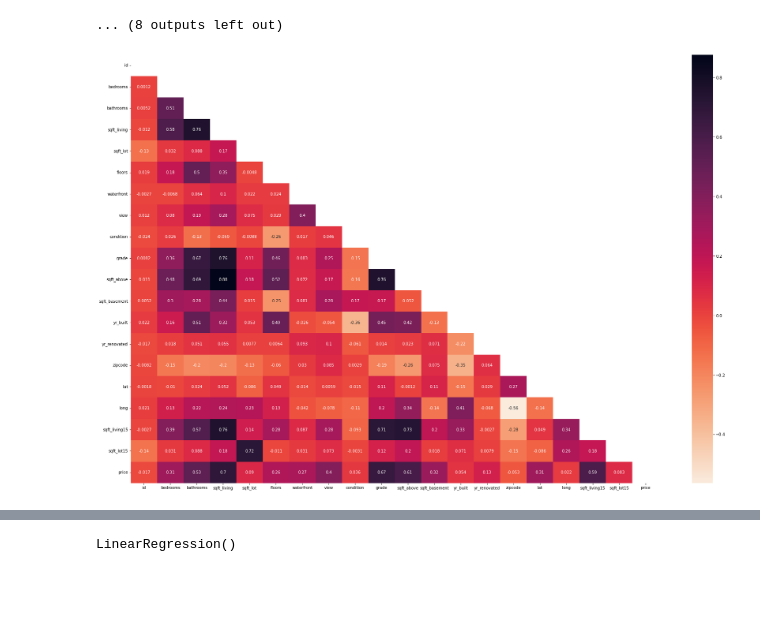
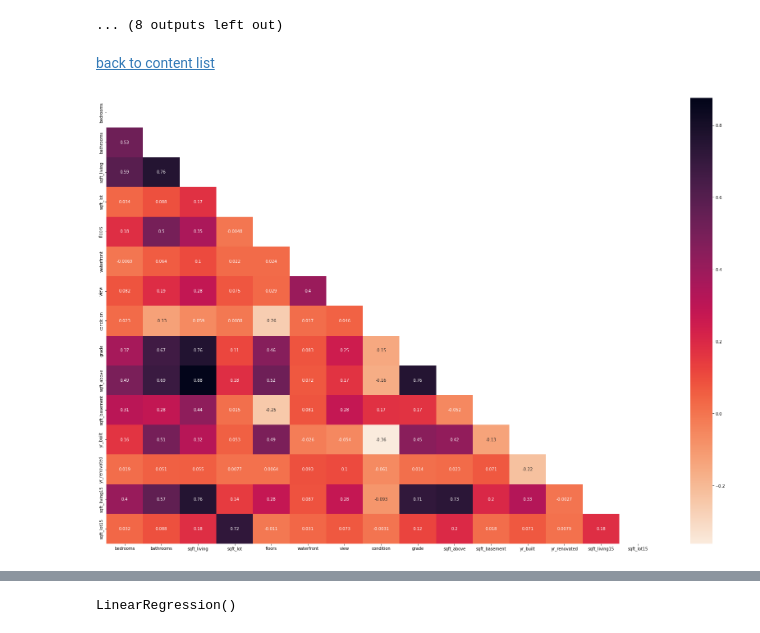
Before and after one commit to Denny-Meyer/IronHack_mid_term_real_state_regression, a Jupyter notebook: source_code/data_analytics_denny.ipynb, the cells around one changed output, grey strips where cells are left out. Drawn from its saved outputs; the diff is of its cells as text; code cells hidden in the pictures; blank space fills up the shorter version.

```diff
--- a/source_code/data_analytics_denny.ipynb
+++ b/source_code/data_analytics_denny.ipynb
@@ -49,12 +151,15 @@ plot_numeric(work_copy)
 [figure]
 [figure]
 ... (8 outputs left out)
+# %% [markdown]
+<a id='heatmap'></a>
+<a href='#content'>back to content list</a>
 # %%
 cmap = sns.cm.rocket_r  ## for reversing the colors
-mask=np.zeros_like(raw_data._get_numeric_data().corr())
+mask=np.zeros_like(work_copy._get_numeric_data().corr())
 mask[np.triu_indices_from(mask)]=True
 fig, ax=plt.subplots(figsize=(30, 20))
-ax=sns.heatmap(raw_data._get_numeric_data().corr(), mask=mask, annot=True,cmap=cmap)
+ax=sns.heatmap(work_copy._get_numeric_data().corr(), mask=mask, annot=True,cmap=cmap)
 plt.show()
 # %% [output]
-[figure, old version]
+[figure, new version]
```
Also changed, not shown: parts of 26 cells of this notebook.
